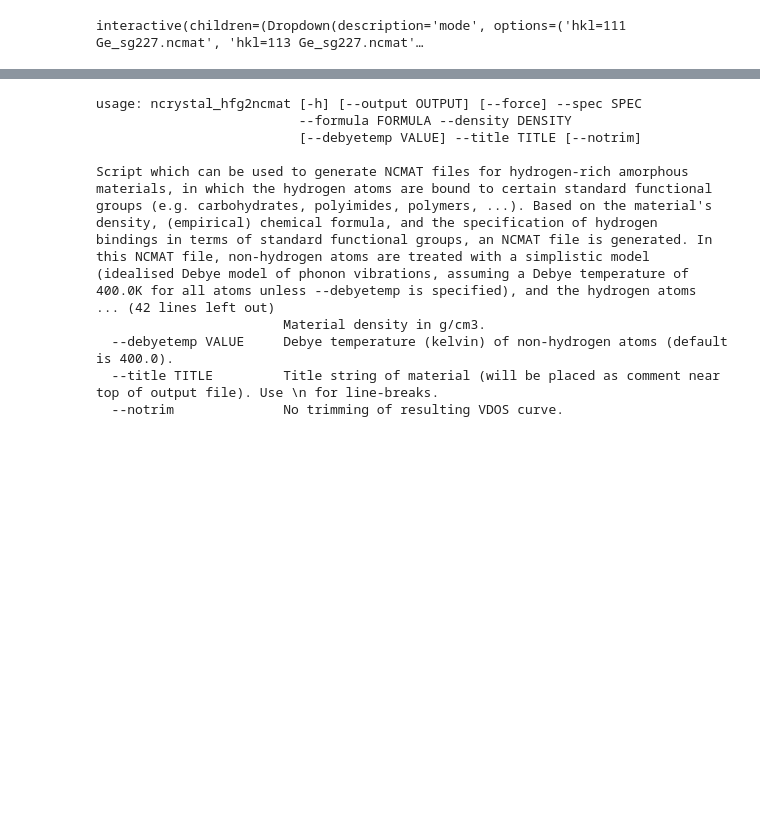
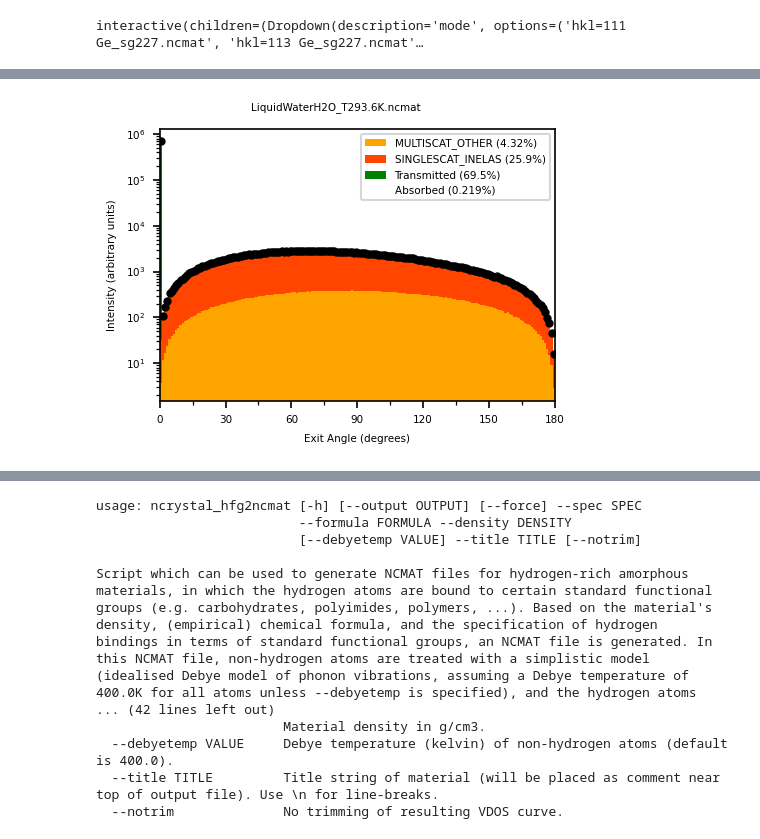
Before and after one commit to mctools/ncrystal-notebooks, a Jupyter notebook: notebooks/ncrystal1_basic_02_Continued_introduction.ipynb, the cells around one changed output, grey strips where cells are left out. Saved outputs shown, nothing was run; the diff lists cells and outputs as text; code cells hidden in the pictures; blank space fills up the shorter version.

```diff
--- a/notebooks/ncrystal1_basic_02_Continued_introduction.ipynb
+++ b/notebooks/ncrystal1_basic_02_Continued_introduction.ipynb
@@ -186,0 +203,3 @@ So for instance if you wish to create a file for polystyrene you must read the c
+# %%
+show_mmc('LiquidWaterH2O_T293.6K.ncmat','25meV','1mm')
+# %% [output]
@@ -186,0 +207 @@ So for instance if you wish to create a file for polystyrene you must read the c
+[figure, added]
```
Also changed, not shown: parts of 13 cells of this notebook, 1 other file.
